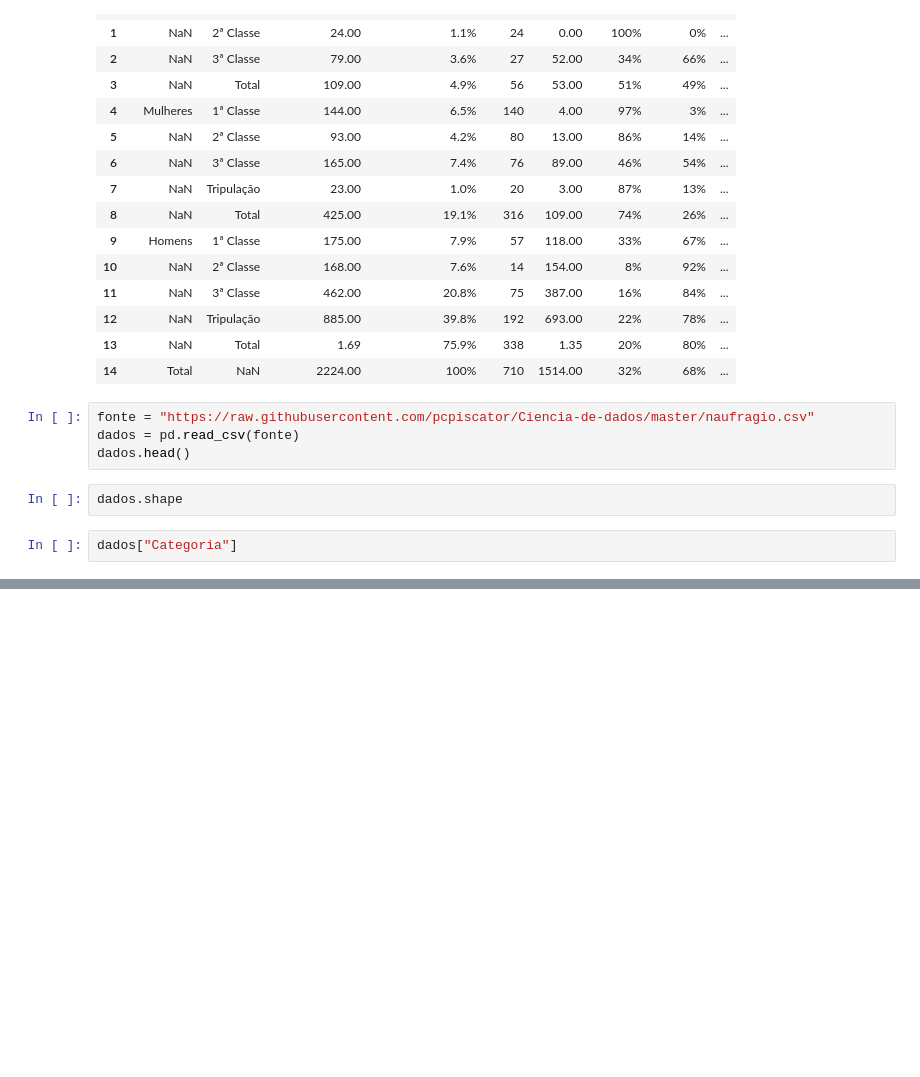
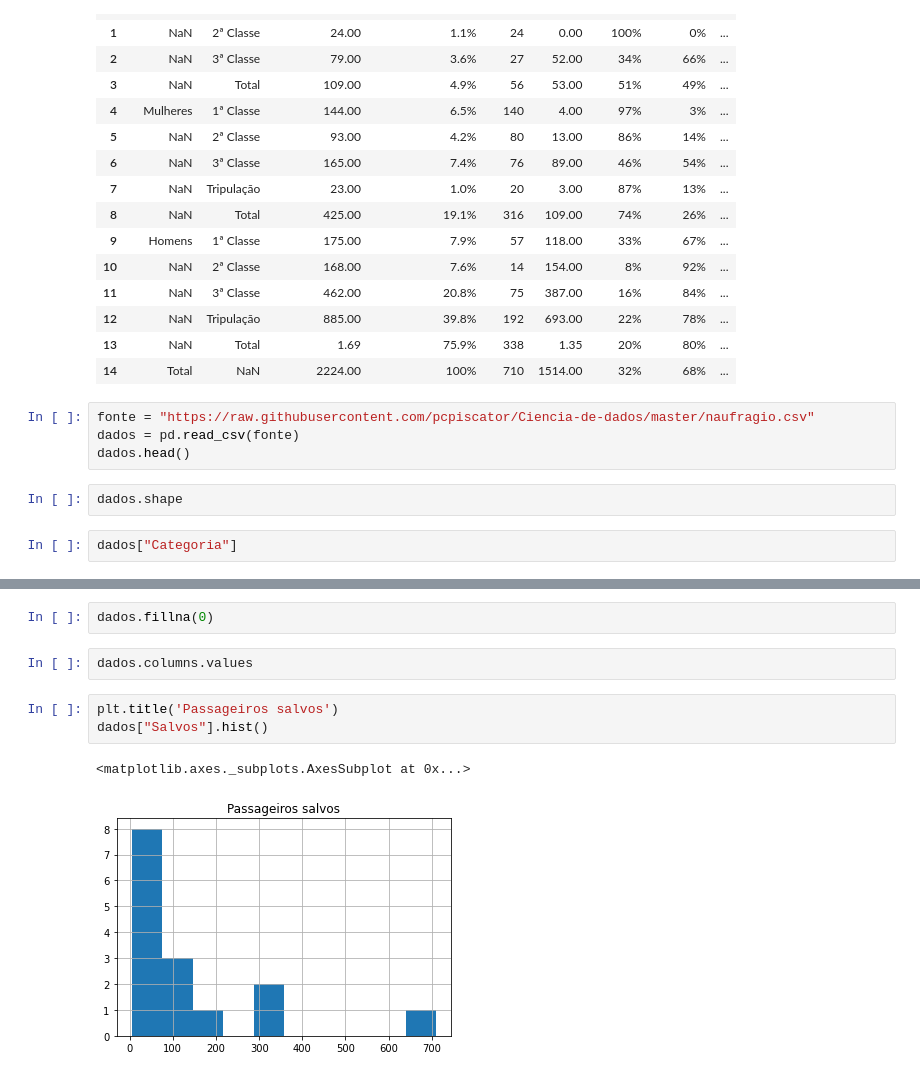
Before and after one commit to pcpiscator/Ciencia-de-dados, a Jupyter notebook: naufragio01.ipynb, the cells around one changed output, grey strips where cells are left out. Drawn from its saved outputs; the diff is of its cells as text; blank space fills up the shorter version.

```diff
--- a/naufragio01.ipynb
+++ b/naufragio01.ipynb
@@ -37,0 +66,10 @@ dados["Categoria"]
+# %%
+dados.fillna(0)
+# %%
+dados.columns.values
+# %%
+plt.title('Passageiros salvos')
+dados["Salvos"].hist()
+# %% [output]
+<matplotlib.axes._subplots.AxesSubplot at 0x...>
+[figure, added]
```
Also changed, not shown: parts of 4 cells of this notebook.
